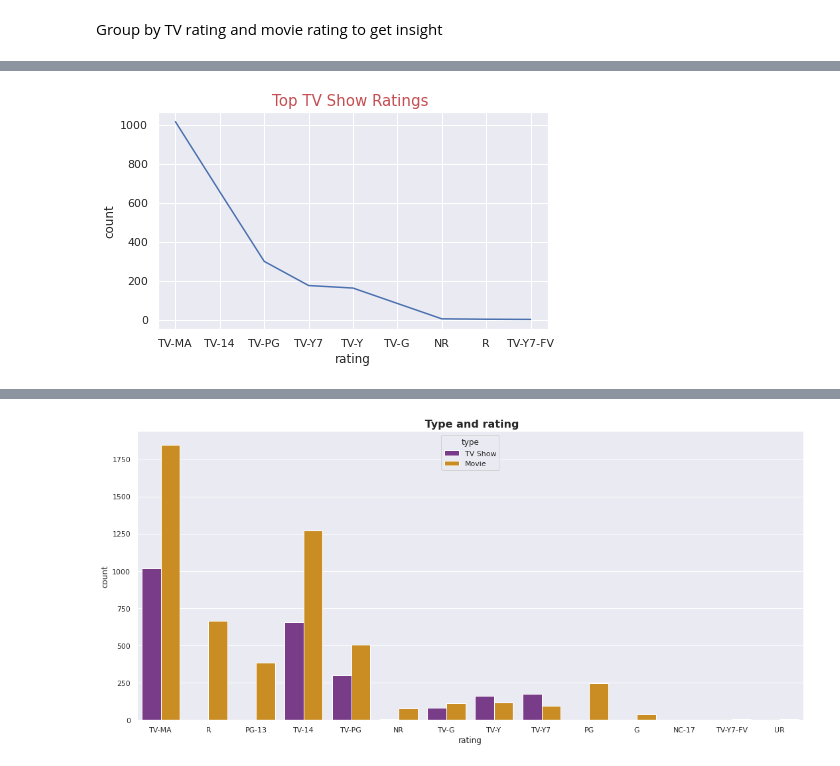
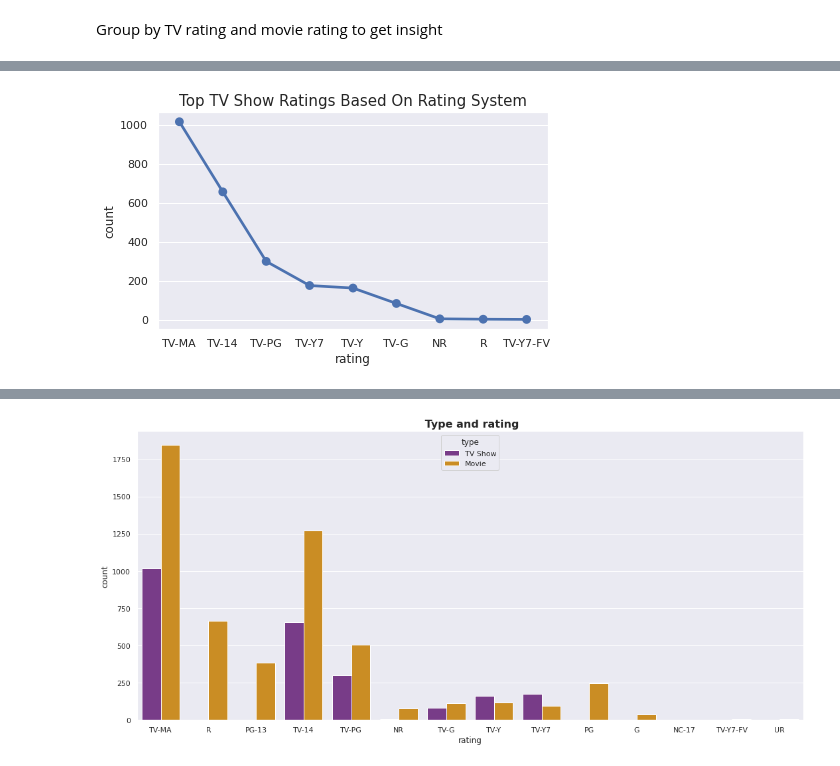
Before and after one commit to Sharaffin/Netflix-Movies-and-TV-Shows-, a Jupyter notebook: NETFLIX_MOVIES_AND_TV_SHOWS_CLUSTERING.ipynb, the cells around one changed output, grey strips where cells are left out. Saved outputs shown, nothing was run; the diff lists cells and outputs as text; code cells hidden in the pictures.

```diff
--- a/NETFLIX_MOVIES_AND_TV_SHOWS_CLUSTERING.ipynb
+++ b/NETFLIX_MOVIES_AND_TV_SHOWS_CLUSTERING.ipynb
@@ -210,3 +286,5 @@ df = df[df['date_added'].notna()]
 df['year_added'] = df['date_added'].apply(lambda x: x.split(" ")[-1])
 # %%
 df['country'].fillna(df['country'].mode()[0], inplace=True)
+# %%
+df.drop(['director','cast'],axis=1, inplace=True)
@@ -396,9 +503,10 @@ tv_ratings = df_tv.groupby(['rating'])['show_id'].count().reset_index(name = 'co
 # %%
-#linetplot on top tv show ratings
+#Pointplot on top tv show ratings
+tv_ratings = df_tv.groupby(['rating'])['show_id'].count().reset_index(name = 'count').sort_values(by = 'count', ascending = False)
 fig_dims = (7,4)
 fig, ax = plt.subplots(figsize=fig_dims)
-sns.lineplot(x='rating',y='count',data=tv_ratings)
-plt.title('Top TV Show Ratings ',size='15',color='r')
+sns.pointplot(x='rating',y='count',data=tv_ratings)
+plt.title('Top TV Show Ratings Based On Rating System',size='15')
 plt.show()
 # %% [output]
-[figure, old version]
+[figure, new version]
```
Also changed, not shown: parts of 53 cells of this notebook.
